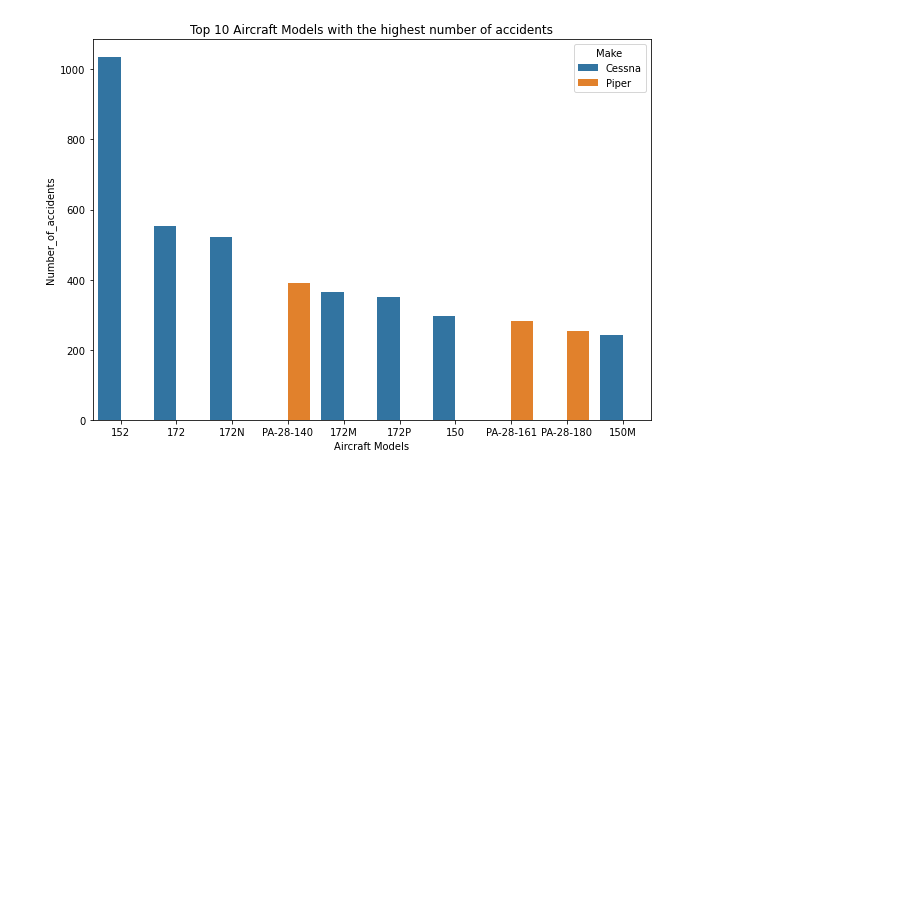
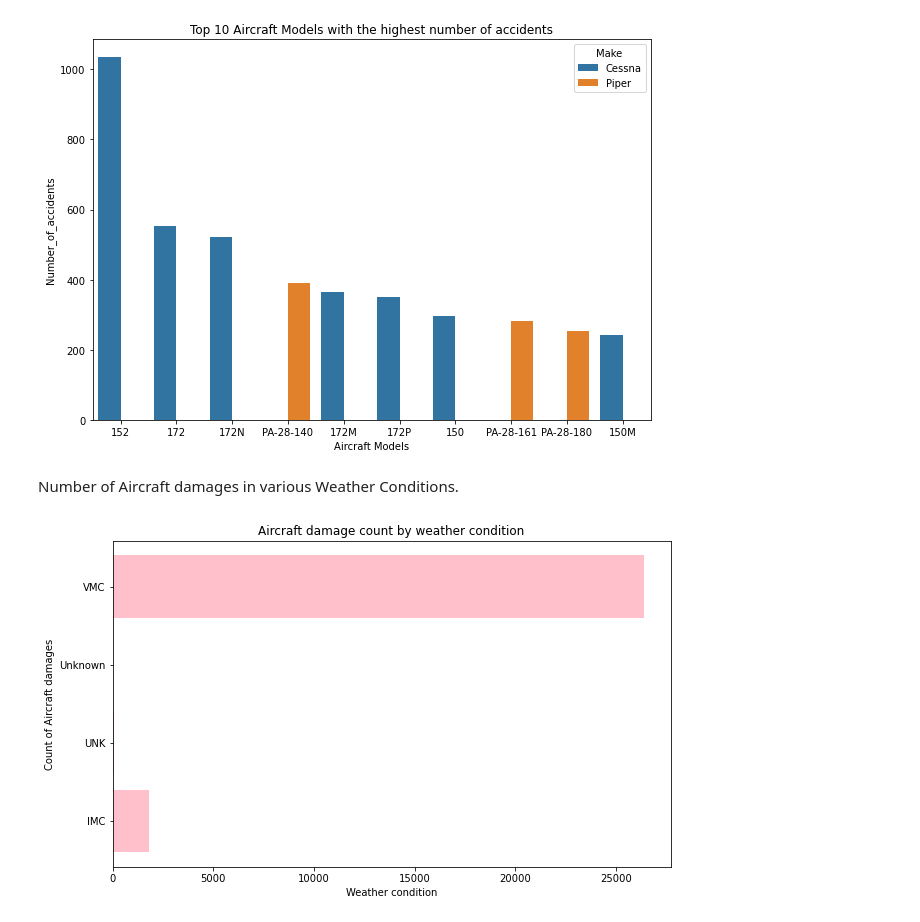
Before and after one commit to Shazzien/Phase-1-Project, a Jupyter notebook: index.ipynb, the cells around one changed output. Saved outputs shown, nothing was run; the diff lists cells and outputs as text; code cells hidden in the pictures; blank space fills up the shorter version.

```diff
--- a/index.ipynb
+++ b/index.ipynb
@@ -356,3 +397,18 @@ plt.title('Top 10 Aircraft Models with the highest number of accidents')
 plt.show()
 # %% [output]
 [figure]
+# %% [markdown]
+Number of Aircraft damages in various Weather Conditions.
+# %%
+import matplotlib.pyplot as plt
+
+damage_counts = avi_df.groupby('Weather.Condition')['Aircraft.damage'].count()
+
+plt.figure(figsize=(10,6))
+plt.barh(damage_counts.index, damage_counts.values, color='pink')
+plt.title('Aircraft damage count by weather condition')
+plt.xlabel('Weather condition')
+plt.ylabel('Count of Aircraft damages')
+plt.show()
+# %% [output]
+[figure, added]
```
Also changed, not shown: parts of 9 cells of this notebook, 1 other file.
